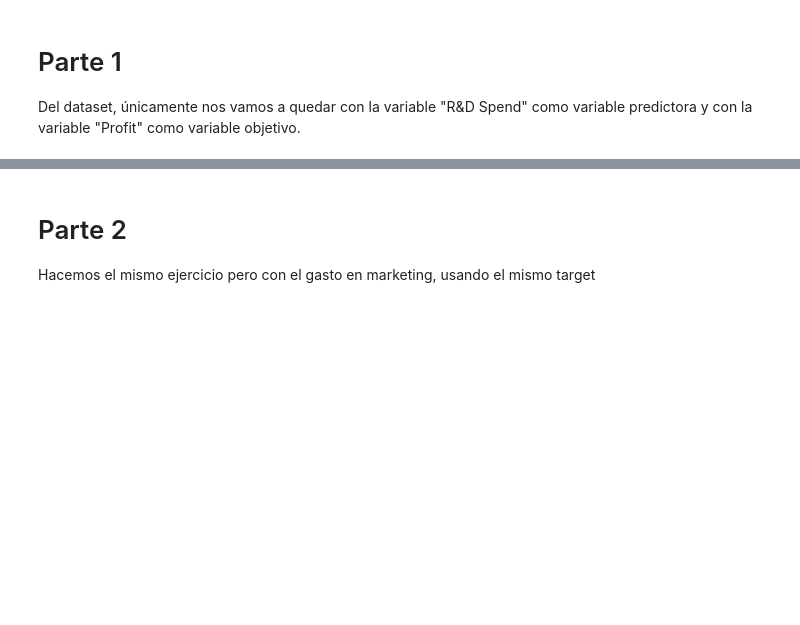
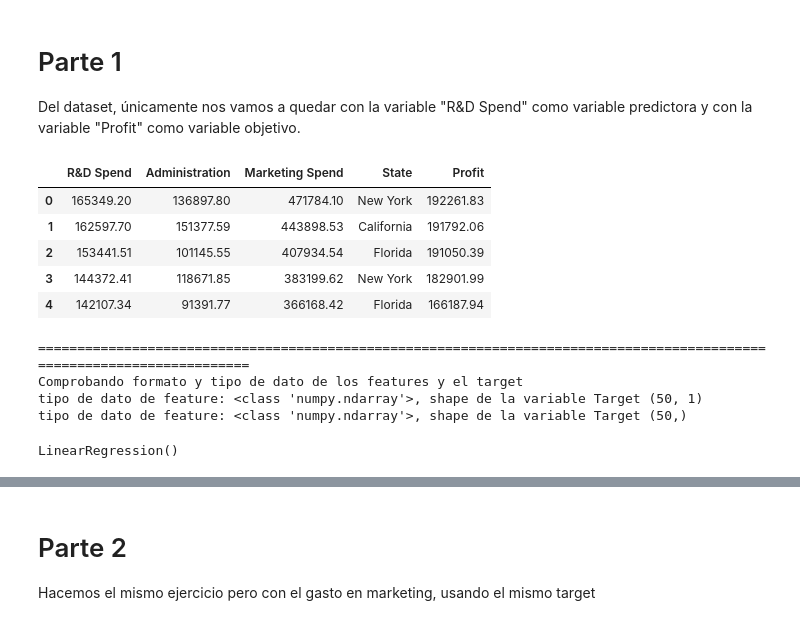
Before and after one commit to choppeb7/Aprendizaje-Autom-tico-Regresi-n, a Jupyter notebook: Aprendizaje-Autom-tico-Regresi-n/base/02_02_regresion_lineal_simple.ipynb, the cells around one changed output, grey strips where cells are left out. Saved outputs shown, nothing was run; the diff lists cells and outputs as text; code cells hidden in the pictures; blank space fills up the shorter version.

```diff
--- a/Aprendizaje-Autom-tico-Regresi-n/base/02_02_regresion_lineal_simple.ipynb
+++ b/Aprendizaje-Autom-tico-Regresi-n/base/02_02_regresion_lineal_simple.ipynb
@@ -18,8 +18,17 @@ from sklearn.linear_model import LinearRegression
 # %% [markdown]
 Este conjunto de datos tiene datos recopilados de Nueva York, California y Florida sobre 50 startups, 17 en cada estado. Las variables utilizadas en el conjunto de datos son  el beneficio, Gasto en I+D, Gasto en administración y Gasto en marketing. La variable objetivo a predecir en este caso va a ser el beneficio ("Profit").
 # %%
-dataset = pd.read_csv('../data/50_Startups.csv')
+df=pd.read_csv('../data/50_Startups.csv')
 # %% [markdown]
 # Parte 1
 
 Del dataset, únicamente nos vamos a quedar con la variable "R&D Spend" como variable predictora y con la variable "Profit" como variable objetivo.
+# %%
+df.head()
+# %% [output]
+|  | R&D Spend | Administration | Marketing Spend | State | Profit |
+| 0 | 165349.20 | 136897.80 | 471784.10 | New York | 192261.83 |
+| 1 | 162597.70 | 151377.59 | 443898.53 | California | 191792.06 |
+| 2 | 153441.51 | 101145.55 | 407934.54 | Florida | 191050.39 |
+| 3 | 144372.41 | 118671.85 | 383199.62 | New York | 182901.99 |
+| 4 | 142107.34 | 91391.77 | 366168.42 | Florida | 166187.94 |
@@ -25,0 +38,11 @@ Del dataset, únicamente nos vamos a quedar con la variable "R&D Spend" como var
+# %%
+#Verificando que cada uno de los componentes de entrenamiento sea tipo numpy
+print("=="*60)
+print("Comprobando formato y tipo de dato de los features y el target")
+print(f"tipo de dato de feature: {type(X)}, shape de la variable Target {X.shape}")
+print(f"tipo de dato de feature: {type(y)}, shape de la variable Target {y.shape}")
+# %% [output]
+========================================================================================================================
+Comprobando formato y tipo de dato de los features y el target
+tipo de dato de feature: <class 'numpy.ndarray'>, shape de la variable Target (50, 1)
+tipo de dato de feature: <class 'numpy.ndarray'>, shape de la variable Target (50,)
@@ -25,0 +62,9 @@ Del dataset, únicamente nos vamos a quedar con la variable "R&D Spend" como var
+# %%
+#Entreno el modelo con X_train para eso creo un objeto Linearregression
+from sklearn.linear_model import LinearRegression
+
+X_train_std=escalado(X_train)
+model=LinearRegression()
+model.fit(X_train_std, y_train)
+# %% [output]
+LinearRegression()
```
Also changed, not shown: parts of 15 cells of this notebook, 3 other files.
